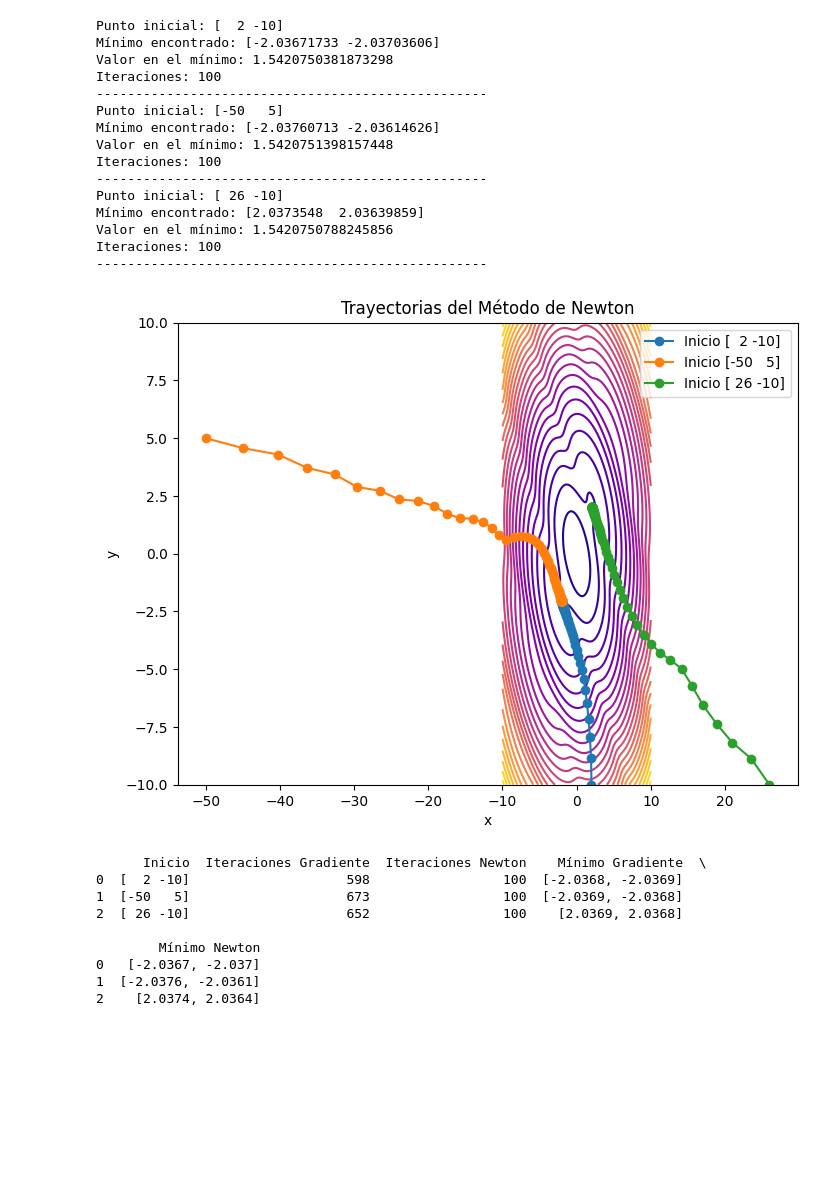
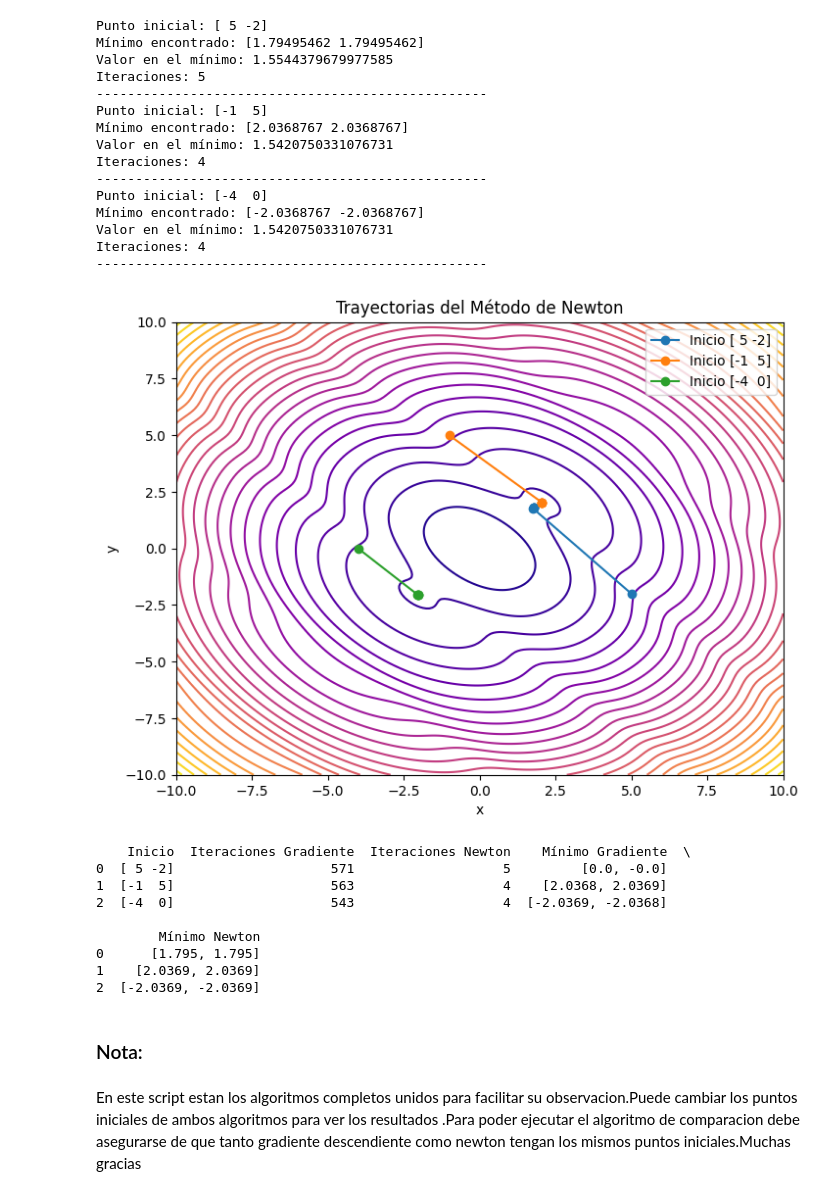
Before and after one commit to JosuSC/Evaluative_Optimization_Assignment, a Jupyter notebook: optimization.ipynb, the cells around one changed output. Drawn from its saved outputs; the diff is of its cells as text; code cells hidden in the pictures; blank space fills up the shorter version.

```diff
--- a/optimization.ipynb
+++ b/optimization.ipynb
@@ -21,7 +21,8 @@ eps = 1e-6         # tolerancia
 max_iter = 1000    # máximo número de iteraciones
 
 # Diferentes puntos de inicio
-puntos_iniciales = [np.array([2, -10]), np.array([-50, 5]), np.array([26, -10])]
+puntos_iniciales = [np.array([5, -2]), np.array([-1, 5]), np.array([-4, -0])]
+
 resultados_grad = []
 
 for x0 in puntos_iniciales:
@@ -107,13 +108,19 @@ def grad_f(x, y):
 
 # Hessiana
 def hessiana_f(x, y):
-    return np.array([[2, 0],
-                        [0, 2]])
+    num = np.sin(x + y)**2 + 2*np.cos(x + y) + 1
+    den = (2 + np.cos(x + y))**3
+    h = num / den  # término común
+    return np.array([
+        [h + 1/5, h],
+        [h, h + 1/5]
+    ])
 
 # Parámetros
 eps = 1e-6
 max_iter = 100
-puntos_iniciales = [np.array([2, -10]), np.array([-50, 5]), np.array([26, -10])]
+puntos_iniciales = [np.array([5, -2]), np.array([-1, 5]), np.array([-4, -0])]
+
 resultados_newton = []
 
 for x0 in puntos_iniciales:
@@ -142,46 +149,46 @@ for x0 in puntos_iniciales:
 # Mostrar resultados
 for r in resultados_newton:
     print("Punto inicial:", r["inicio"])
     print("Mínimo encontrado:", r["minimo"])
     print("Valor en el mínimo:", r["valor_minimo"])
     print("Iteraciones:", r["iteraciones"])
     print("-"*50)
 
 # Gráfica
 x_vals = np.linspace(-10, 10, 200)
 y_vals = np.linspace(-10, 10, 200)
 X, Y = np.meshgrid(x_vals, y_vals)
 Z = f(X, Y)
 
 plt.figure(figsize=(8,6))
 plt.contour(X, Y, Z, levels=30, cmap='plasma')
 
 for r in resultados_newton:
     T = r["trayectoria"]
     plt.plot(T[:,0], T[:,1], 'o-', label=f'Inicio {r["inicio"]}')
 
 plt.title("Trayectorias del Método de Newton")
 plt.xlabel('x')
 plt.ylabel('y')
 plt.legend()
 plt.show()
 # %% [output]
-Punto inicial: [  2 -10]
-Mínimo encontrado: [-2.03671733 -2.03703606]
-Valor en el mínimo: 1.5420750381873298
-Iteraciones: 100
+Punto inicial: [ 5 -2]
+Mínimo encontrado: [1.79495462 1.79495462]
+Valor en el mínimo: 1.5544379679977585
+Iteraciones: 5
 --------------------------------------------------
-Punto inicial: [-50   5]
-Mínimo encontrado: [-2.03760713 -2.03614626]
-Valor en el mínimo: 1.5420751398157448
-Iteraciones: 100
+Punto inicial: [-1  5]
+Mínimo encontrado: [2.0368767 2.0368767]
+Valor en el mínimo: 1.5420750331076731
+Iteraciones: 4
 --------------------------------------------------
-Punto inicial: [ 26 -10]
-Mínimo encontrado: [2.0373548  2.03639859]
-Valor en el mínimo: 1.5420750788245856
-Iteraciones: 100
+Punto inicial: [-4  0]
+Mínimo encontrado: [-2.0368767 -2.0368767]
+Valor en el mínimo: 1.5420750331076731
+Iteraciones: 4
 --------------------------------------------------
-[figure, old version]
+[figure, new version]
 # %%
 # ==========================================
 # COMPARACIÓN ENTRE MÉTODOS
@@ -202,12 +209,16 @@ for g, n in zip(resultados_grad, resultados_newton):
 df = pd.DataFrame(comparacion)
 print(df)
 # %% [output]
-      Inicio  Iteraciones Gradiente  Iteraciones Newton    Mínimo Gradiente  \
-0  [  2 -10]                    598                 100  [-2.0368, -2.0369]
-1  [-50   5]                    673                 100  [-2.0369, -2.0368]
-2  [ 26 -10]                    652                 100    [2.0369, 2.0368]
+    Inicio  Iteraciones Gradiente  Iteraciones Newton    Mínimo Gradiente  \
+0  [ 5 -2]                    571                   5         [0.0, -0.0]
+1  [-1  5]                    563                   4    [2.0368, 2.0369]
+2  [-4  0]                    543                   4  [-2.0369, -2.0368]
 
         Mínimo Newton
-0   [-2.0367, -2.037]
-1  [-2.0376, -2.0361]
-2    [2.0374, 2.0364]
+0      [1.795, 1.795]
+1    [2.0369, 2.0369]
+2  [-2.0369, -2.0369]
+# %% [markdown]
+### Nota:
+# %% [markdown]
+ En este script estan los algoritmos completos unidos para facilitar su observacion.Puede cambiar los puntos iniciales de ambos algoritmos para ver los resultados .Para poder ejecutar el algoritmo de comparacion debe asegurarse de que tanto gradiente descendiente como newton tengan los mismos puntos iniciales.Muchas gracias
```
Also changed, not shown: parts of 1 cell of this notebook, 1 other file.
